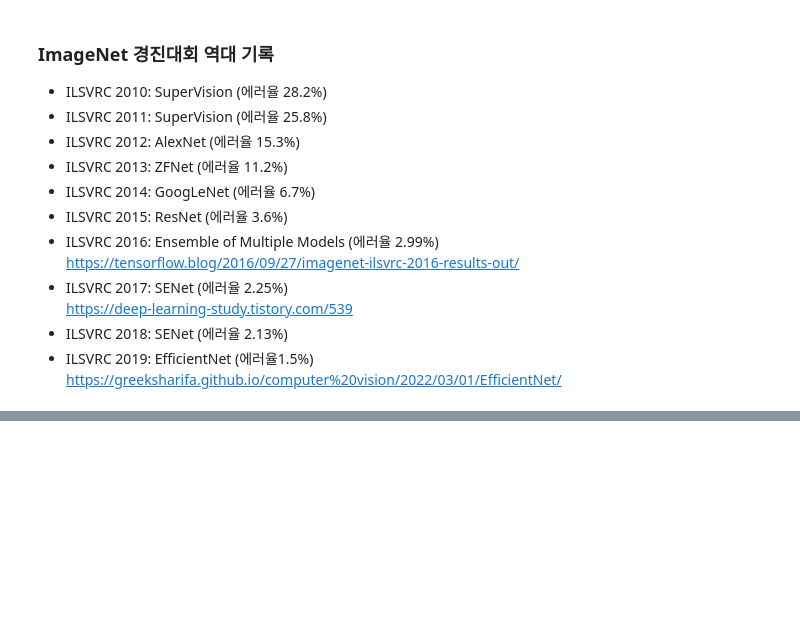
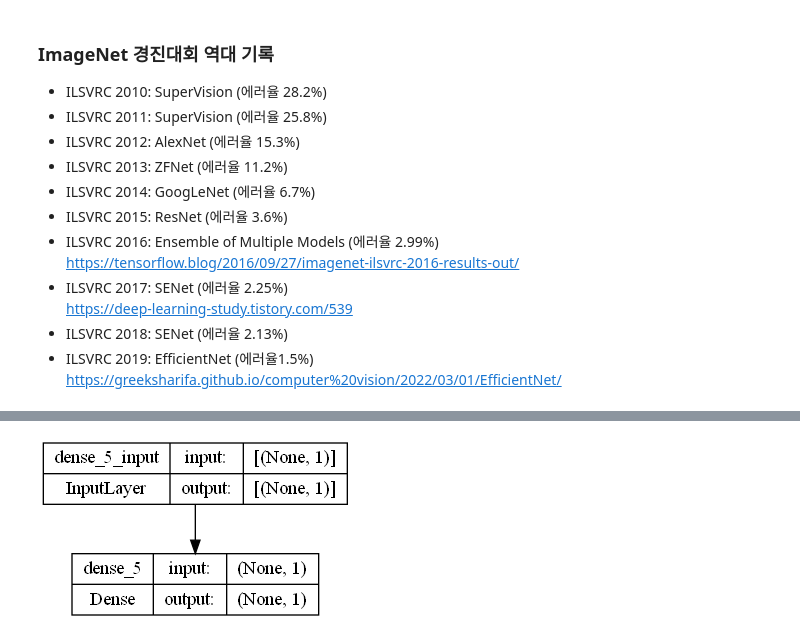
Before and after one commit to JiEung2/gcp_lab_06, a Jupyter notebook: 02_CNN_Keras/11_cats_and_dogs_transfer_learning.ipynb, the cells around one changed output, grey strips where cells are left out. Saved outputs shown, nothing was run; the diff lists cells and outputs as text; code cells hidden in the pictures; blank space fills up the shorter version.

```diff
--- a/02_CNN_Keras/11_cats_and_dogs_transfer_learning.ipynb
+++ b/02_CNN_Keras/11_cats_and_dogs_transfer_learning.ipynb
@@ -256,0 +263,9 @@ https://deep-learning-study.tistory.com/539
+# %%
+from tensorflow import keras
+model = tf.keras.Sequential([
+    keras.layers.Dense(units=1,input_shape=[1])
+])
+# %%
+tf.keras.utils.plot_model(model,show_shapes=True)
+# %% [output]
+[figure, added]
```
Also changed, not shown: parts of 2 cells of this notebook.
